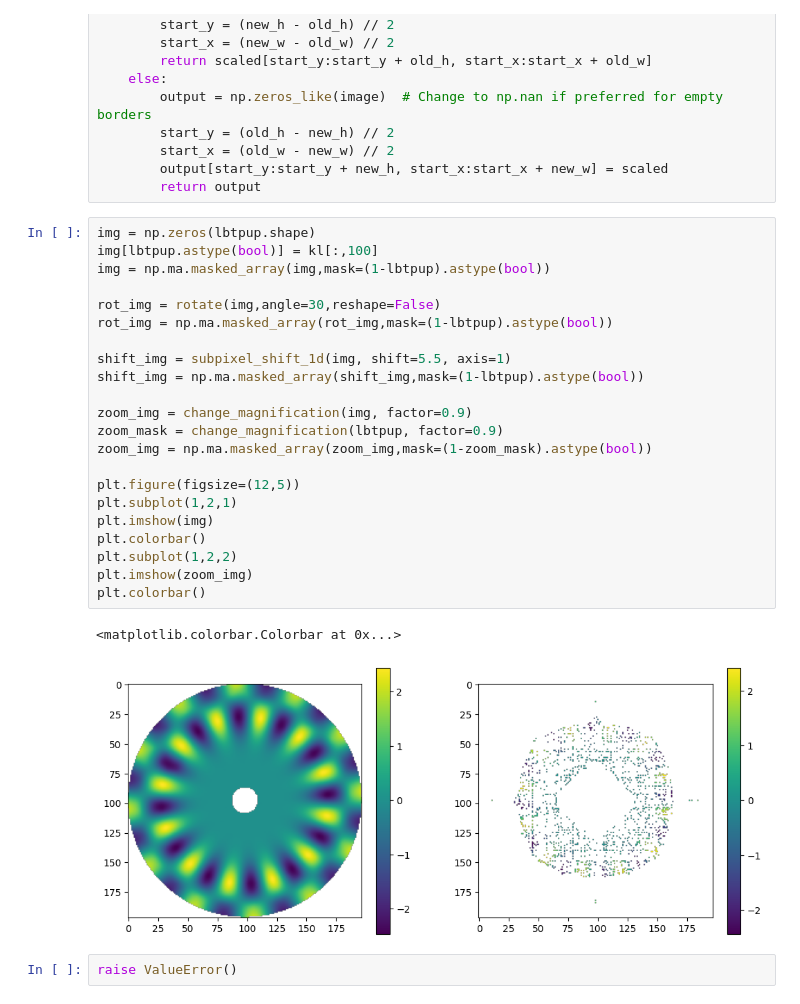
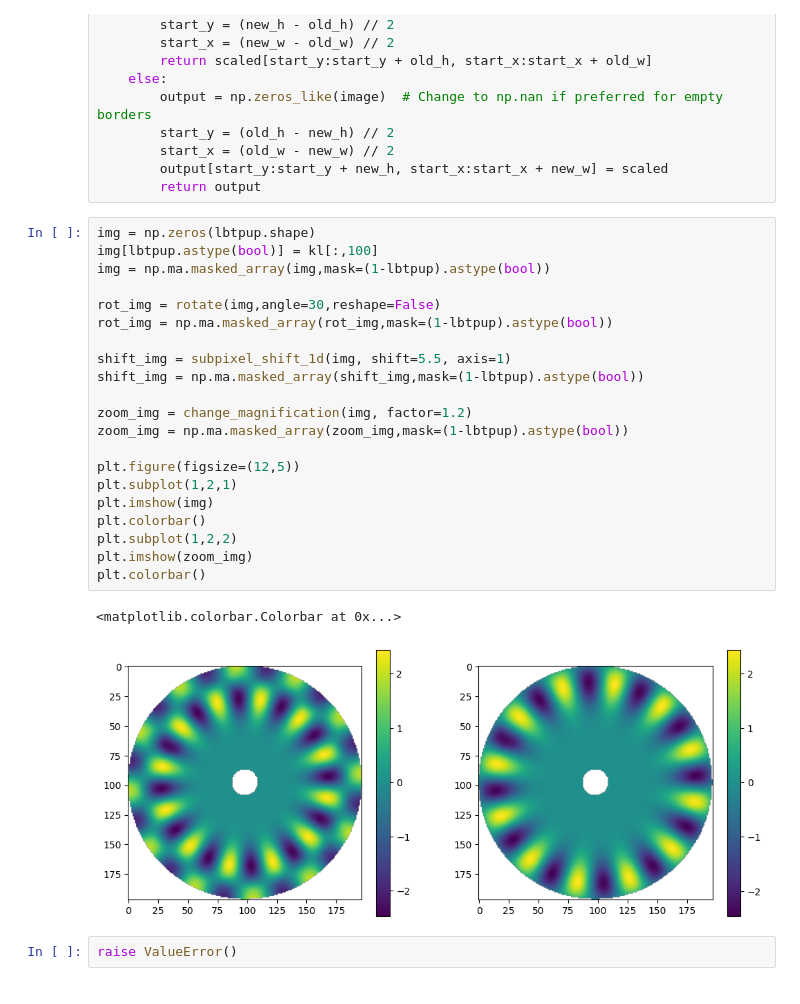
Before and after one commit to Menessao/SPECULA, a Jupyter notebook: config/ErrorBudget/LBTplots.ipynb, the cells around one changed output. Drawn from its saved outputs; the diff is of its cells as text.

```diff
--- a/config/ErrorBudget/LBTplots.ipynb
+++ b/config/ErrorBudget/LBTplots.ipynb
@@ -183,28 +184,27 @@ def change_magnification(image, factor):
 # %%
 img = np.zeros(lbtpup.shape)
 img[lbtpup.astype(bool)] = kl[:,100]
 img = np.ma.masked_array(img,mask=(1-lbtpup).astype(bool))
 
 rot_img = rotate(img,angle=30,reshape=False)
 rot_img = np.ma.masked_array(rot_img,mask=(1-lbtpup).astype(bool))
 
 shift_img = subpixel_shift_1d(img, shift=5.5, axis=1)
 shift_img = np.ma.masked_array(shift_img,mask=(1-lbtpup).astype(bool))
 
-zoom_img = change_magnification(img, factor=0.9)
-zoom_mask = change_magnification(lbtpup, factor=0.9)
-zoom_img = np.ma.masked_array(zoom_img,mask=(1-zoom_mask).astype(bool))
+zoom_img = change_magnification(img, factor=1.2)
+zoom_img = np.ma.masked_array(zoom_img,mask=(1-lbtpup).astype(bool))
 
 plt.figure(figsize=(12,5))
 plt.subplot(1,2,1)
 plt.imshow(img)
 plt.colorbar()
 plt.subplot(1,2,2)
 plt.imshow(zoom_img)
 plt.colorbar()
 # %% [output]
 <matplotlib.colorbar.Colorbar at 0x...>
-[figure, old version]
+[figure, new version]
 # %%
 raise ValueError()
 # %% [output]
```
Also changed, not shown: parts of 8 cells of this notebook, 9 other files.
